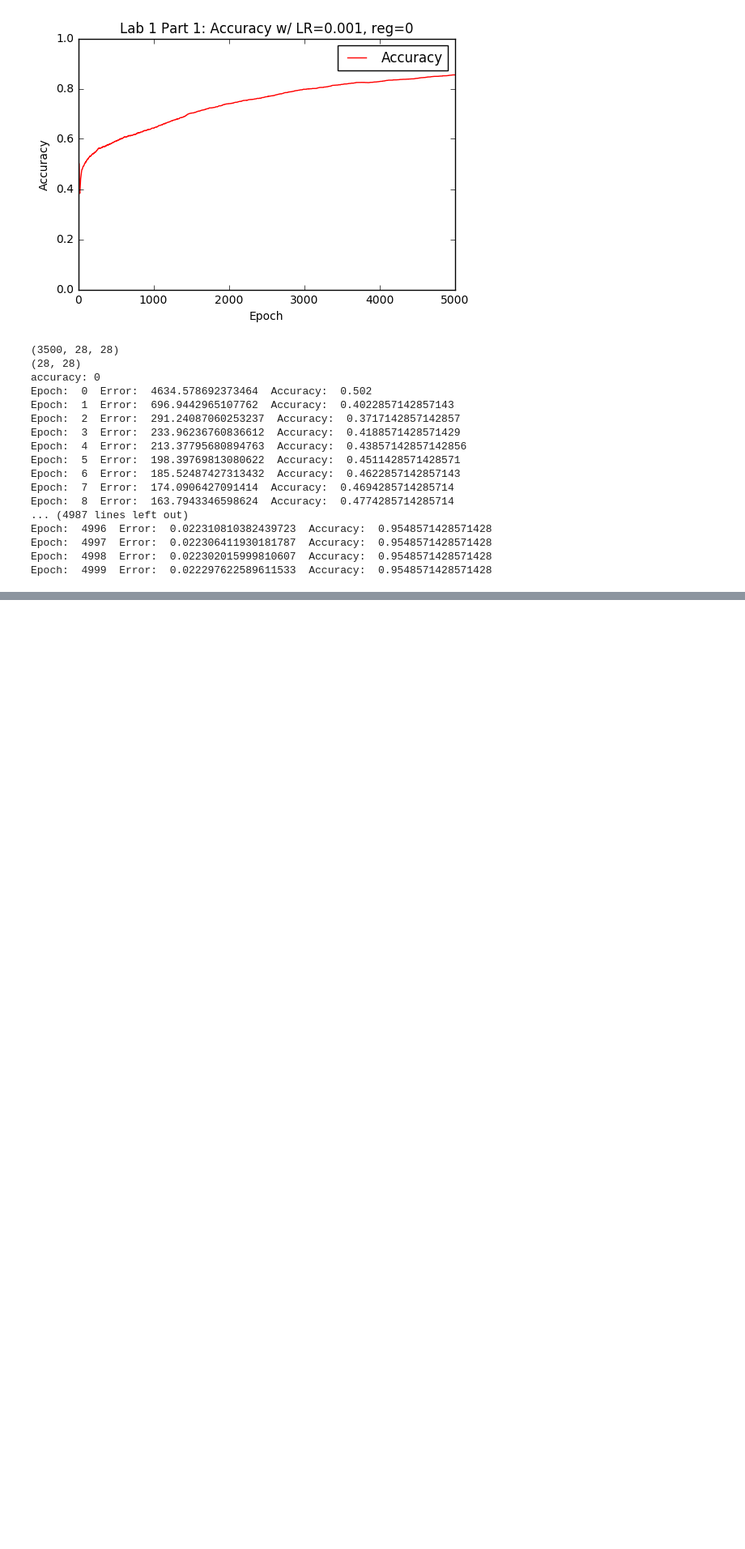
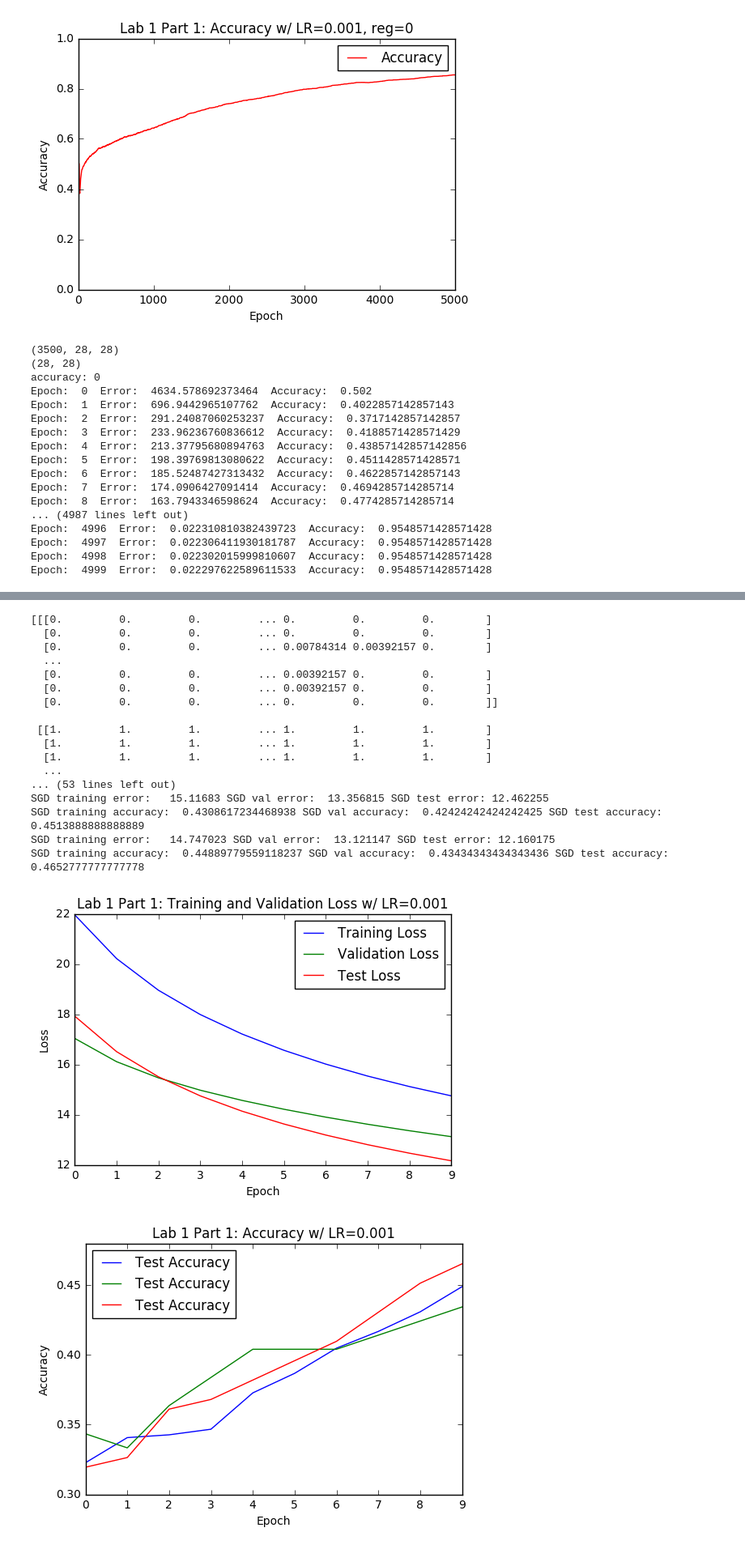
Before and after one commit to byJunKim/ECE421, a Jupyter notebook: LAB1/temp.ipynb, the cells around one changed output, grey strips where cells are left out. Shown at 81% size. Cells and saved outputs as stored; diff of their text form; code cells hidden in the pictures; blank space fills up the shorter version.

```diff
--- a/LAB1/temp.ipynb
+++ b/LAB1/temp.ipynb
@@ -365,14 +367,15 @@ Epoch:  4997  Error:  0.022306411930181787  Accuracy:  0.9548571428571428
 Epoch:  4998  Error:  0.022302015999810607  Accuracy:  0.9548571428571428
 Epoch:  4999  Error:  0.022297622589611533  Accuracy:  0.9548571428571428
 # %%
-def buildGraph(beta1=None, beta2=None, epsilon=None, lossType=None, learning_rate=None):
+def buildGraph(beta1=None, beta2=None, epsilon=None, lossType=None, optimizer = None, learning_rate=0.001, batch_size = 500):
     #Initialize weight and bias tensors
+    x, validData, testData, y, validTarget, testTarget = loadData()
     tf.set_random_seed(421)
     W = tf.truncated_normal(shape = (28*28, 1), stddev = 0.5, dtype = tf.float32, seed = 421, name = "weight")
     B = tf.truncated_normal(shape = (1,1), stddev = 0.5, dtype = tf.float32, seed = 421, name = "bias")
-    x = tf.placeholder(tf.float32, shape = (3200, 28*28))
-    y = tf.placeholder(tf.float32, shape = (3200, 1))
+    reg = 0
+    epoch = 10
     if lossType == "MSE":
-        return SGD(x, y, W, B, learning_rate, reg, epoch, batch_size)
+        SGD(x, y, validData, validTarget, testData, testTarget, W, B, learning_rate, reg, epoch, batch_size, opt = optimizer, beta1_ = beta1, beta2_ = beta2, epsilon_ = epsilon)
     elif lossType == "CE":
-        return SGD(x, y, W, B, learning_rate, reg, epoch, batch_size, opt = "Adam", beta1_ = b1, beta2_ = b2, epsilon_ = epsilon)
+        SGD(x, y, W, B, learning_rate, reg, epoch, batch_size, opt = "Adam", beta1_ = b1, beta2_ = b2, epsilon_ = epsilon)
@@ -483,0 +507,22 @@ SGD training error:   9.336457 SGD val error:  6.950594 SGD test error:   8.1777
+# %%
+buildGraph(lossType= "MSE")
+# %% [output]
+[[[0.         0.         0.         ... 0.         0.         0.        ]
+  [0.         0.         0.         ... 0.         0.         0.        ]
+  [0.         0.         0.         ... 0.00784314 0.00392157 0.        ]
+  ...
+  [0.         0.         0.         ... 0.00392157 0.         0.        ]
+  [0.         0.         0.         ... 0.00392157 0.         0.        ]
+  [0.         0.         0.         ... 0.         0.         0.        ]]
+
+ [[1.         1.         1.         ... 1.         1.         1.        ]
+  [1.         1.         1.         ... 1.         1.         1.        ]
+  [1.         1.         1.         ... 1.         1.         1.        ]
+  ...
+... (53 lines left out)
+SGD training error:   15.11683 SGD val error:  13.356815 SGD test error: 12.462255
+SGD training accuracy:  0.4308617234468938 SGD val accuracy:  0.42424242424242425 SGD test accuracy:  0.4513888888888889
+SGD training error:   14.747023 SGD val error:  13.121147 SGD test error: 12.160175
+SGD training accuracy:  0.44889779559118237 SGD val accuracy:  0.43434343434343436 SGD test accuracy:  0.4652777777777778
+[figure, added]
+[figure, added]
```
Also changed, not shown: parts of 8 cells of this notebook.
